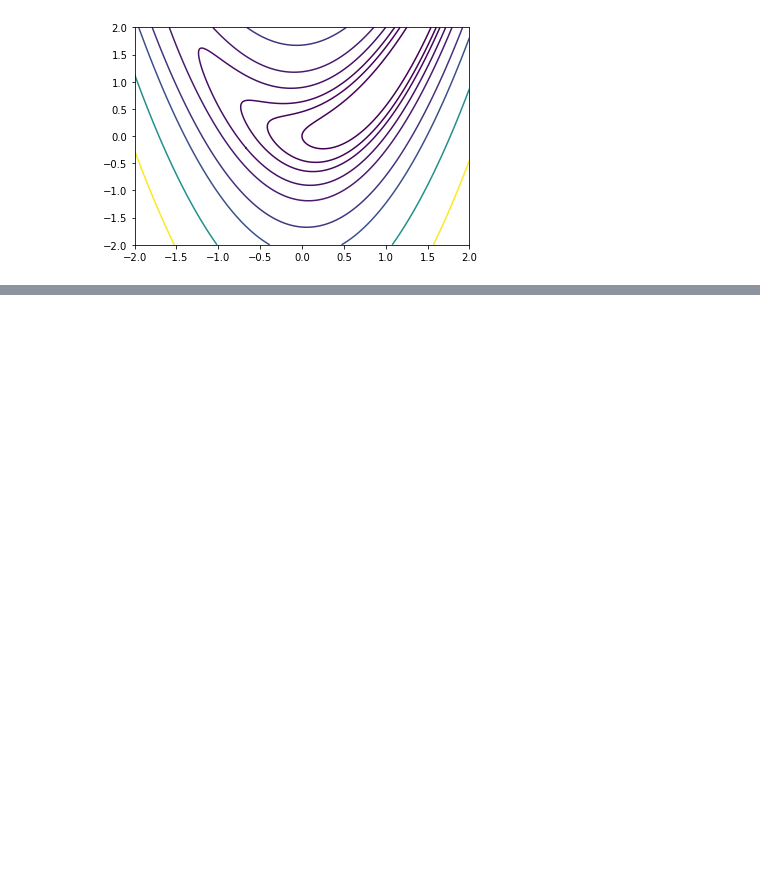
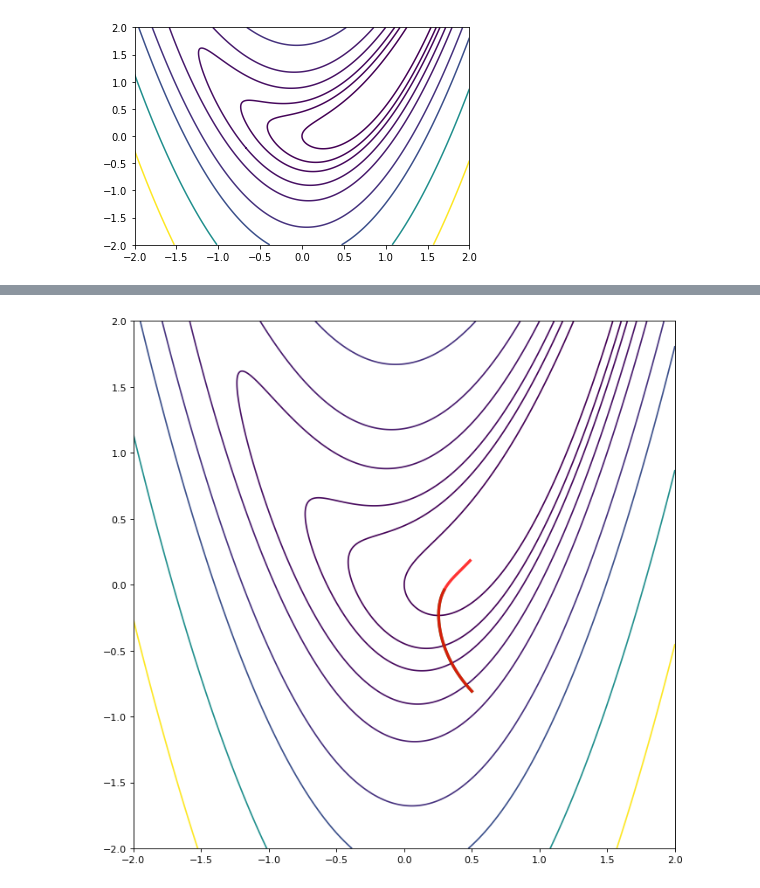
Before and after one commit to lichenhao608/Optimization_Project, a Jupyter notebook: simple.ipynb, the cells around one changed output, grey strips where cells are left out. Saved outputs shown, nothing was run; the diff lists cells and outputs as text; code cells hidden in the pictures; blank space fills up the shorter version.

```diff
--- a/simple.ipynb
+++ b/simple.ipynb
@@ -27,3 +23,13 @@ gradient_descent = gradient_descent_methods()
+# %%
+adam = AdamOpt(2)
+momentum = MomemtumOpt(2)
+gradient_descent = gradient_descent_methods()
+conjugate_gradient = conjugate_gradient_methods(2)
+
+def h(x):
+    return np.array([np.sum(x) - 2])
+
+augmented_lagrange = AugumentedLagrangeOpt(h, 1)
 # %%
 lookahead_adam = LookAheadOpt(adam)
 lookahead_mom = LookAheadOpt(momentum)
@@ -78,0 +76,4 @@ plt.plot(x_la_cg[:,0], x_la_cg[:,1], color='b')
+# %%
+generatePlot(x_mom, x_la_mom)
+# %% [output]
+[figure, added]
```
Also changed, not shown: parts of 11 cells of this notebook, 2 other files.
